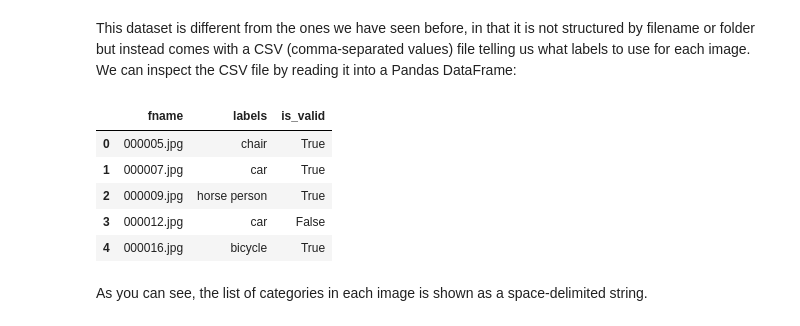
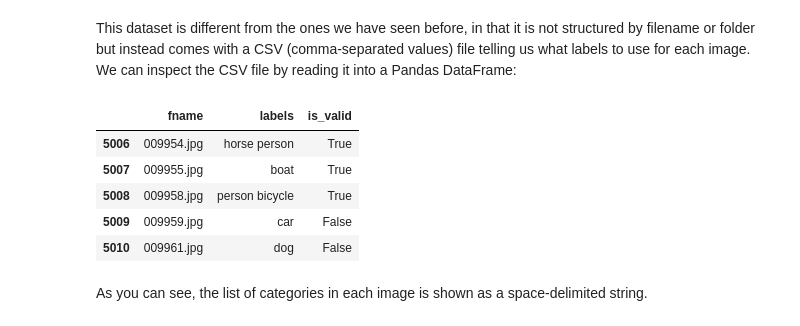
Before and after one commit to phiriv/fastai_part1, a Jupyter notebook: 06_multicat.ipynb, the cells around one changed output. Saved outputs shown, nothing was run; the diff lists cells and outputs as text; code cells hidden in the pictures.

```diff
--- a/06_multicat.ipynb
+++ b/06_multicat.ipynb
@@ -43,13 +43,14 @@ This dataset is different from the ones we have seen before, in that it is not s
 # %%
 df = pd.read_csv(path/'train.csv')
 df.head()
+df.tail()
 # %% [output]
 |  | fname | labels | is_valid |
-| 0 | 000005.jpg | chair | True |
-| 1 | 000007.jpg | car | True |
-| 2 | 000009.jpg | horse person | True |
-| 3 | 000012.jpg | car | False |
-| 4 | 000016.jpg | bicycle | True |
+| 5006 | 009954.jpg | horse person | True |
+| 5007 | 009955.jpg | boat | True |
+| 5008 | 009958.jpg | person bicycle | True |
+| 5009 | 009959.jpg | car | False |
+| 5010 | 009961.jpg | dog | False |
 # %% [markdown]
 As you can see, the list of categories in each image is shown as a space-delimited string.
 # %% [markdown]
```
Also changed, not shown: parts of 10 cells of this notebook, 1 other file.
